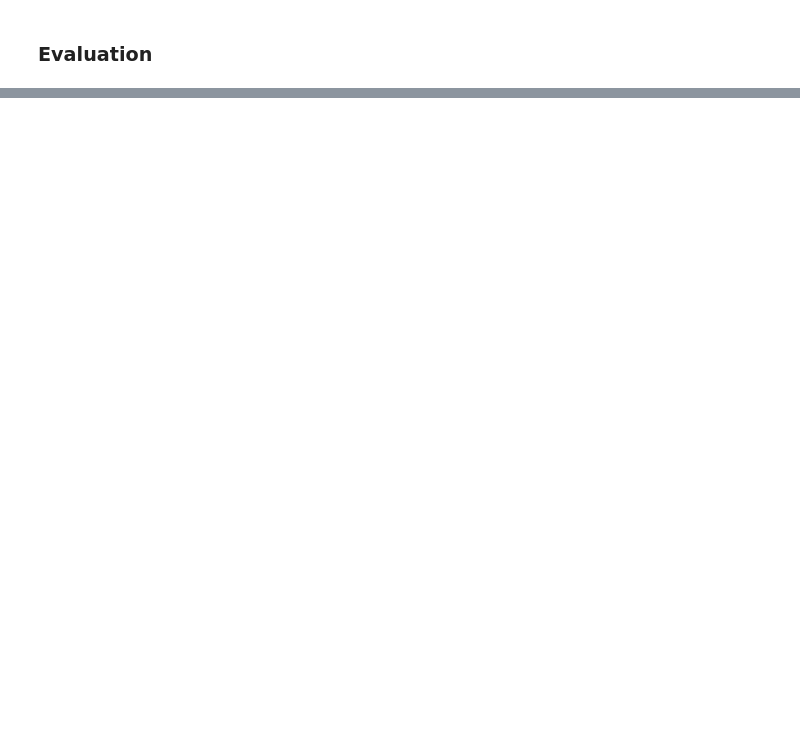
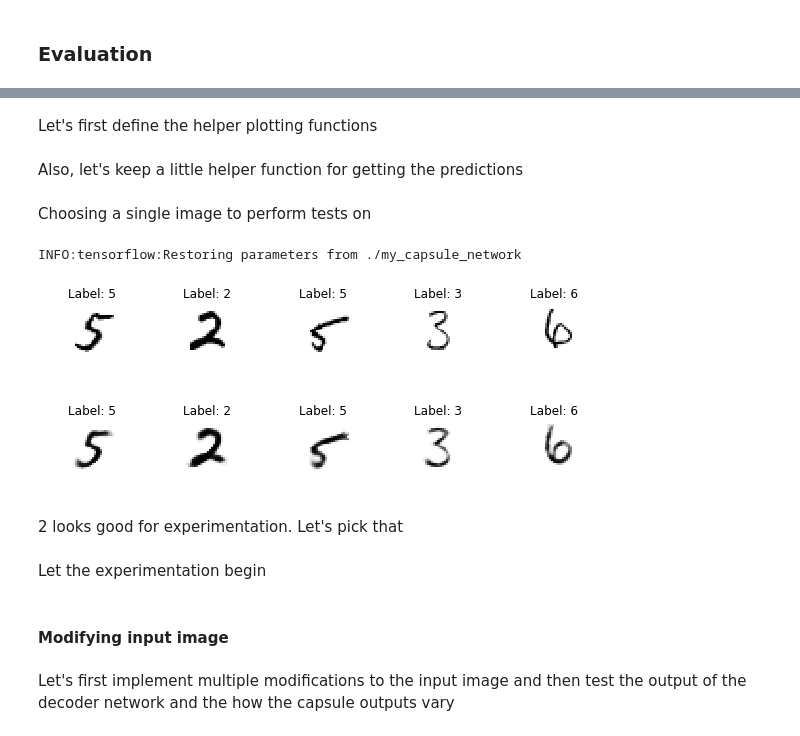
Before and after one commit to layog/capsnets-tensorflow, a Jupyter notebook: Capsnets.ipynb, the cells around one changed output, grey strips where cells are left out. Saved outputs shown, nothing was run; the diff lists cells and outputs as text; code cells hidden in the pictures; blank space fills up the shorter version.

Commit message:
Add experimentation on Capsule networks

```diff
--- a/Capsnets.ipynb
+++ b/Capsnets.ipynb
@@ -492,0 +495,43 @@ Then, I ran the training for 2 more epochs with 3 routing loops, which took me t
+# %% [markdown]
+Let's first define the helper plotting functions
+# %%
+def multiple_plots(input_images, input_labels, no_of_images):
+    plt.figure(figsize=(2 * no_of_images, 1))
+    for i in range(no_of_images):
+        plt.subplot(1, no_of_images, i + 1)
+        plt.imshow(np.reshape(input_images[i], [28, 28]), cmap="binary")
+        plt.title("Label: {}".format(input_labels[i]))
+        plt.axis("off")
+    plt.show()
+
+def side_by_side_plot(input_images, input_labels, predicted_images, predicted_labels, no_of_images):
+    multiple_plots(input_images, input_labels, no_of_images)
+    multiple_plots(predicted_images, predicted_labels, no_of_images)
+# %% [markdown]
+Also, let's keep a little helper function for getting the predictions
+# %%
+def get_predictions(input_images, input_labels):
+    with tf.Session() as sess:
+        saver.restore(sess, checkpoint_path)
+
+        caps_output, decoded_images, predicted_values = sess.run([caps2_output, decoder_output, y_pred],
+                                                                  feed_dict={
+                                                                      X: input_images,
+                                                                      mask_with_labels: True,
+                                                                      y: input_labels
+                                                                  })
+    return caps_output, decoded_images, predicted_values
+# %% [markdown]
+Choosing a single image to perform tests on
+# %%
+no_of_images = 5
+test_images, test_labels = mnist.test.images[:no_of_images], mnist.test.labels[:no_of_images]
+test_images = np.reshape(test_images, [-1, 28, 28, 1])
+_, decoded_images, predicted_values = get_predictions(test_images, test_labels)
+side_by_side_plot(test_images, test_labels, decoded_images, predicted_values, no_of_images)
+# %% [output]
+INFO:tensorflow:Restoring parameters from ./my_capsule_network
+[figure, added]
+[figure, added]
+# %% [markdown]
+2 looks good for experimentation. Let's pick that
@@ -492,0 +540,6 @@ Then, I ran the training for 2 more epochs with 3 routing loops, which took me t
+# %% [markdown]
+Let the experimentation begin
+# %% [markdown]
+#### Modifying input image
+# %% [markdown]
+Let's first implement multiple modifications to the input image and then test the output of the decoder network and the how the capsule outputs vary
```
Also changed, not shown: parts of 27 cells of this notebook.
